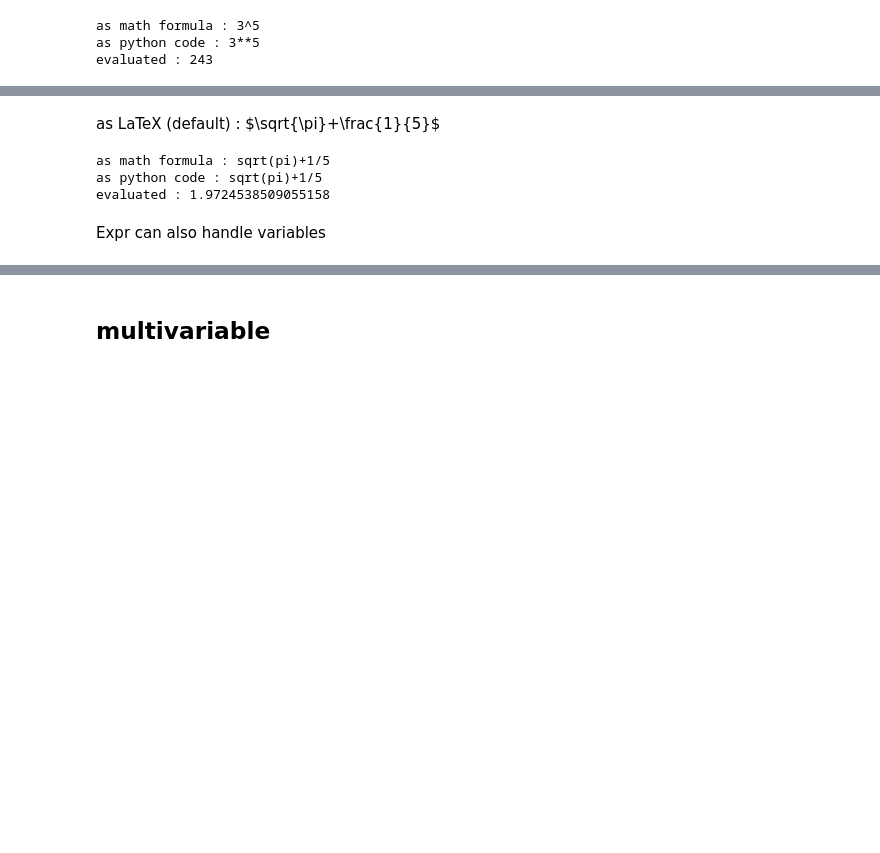
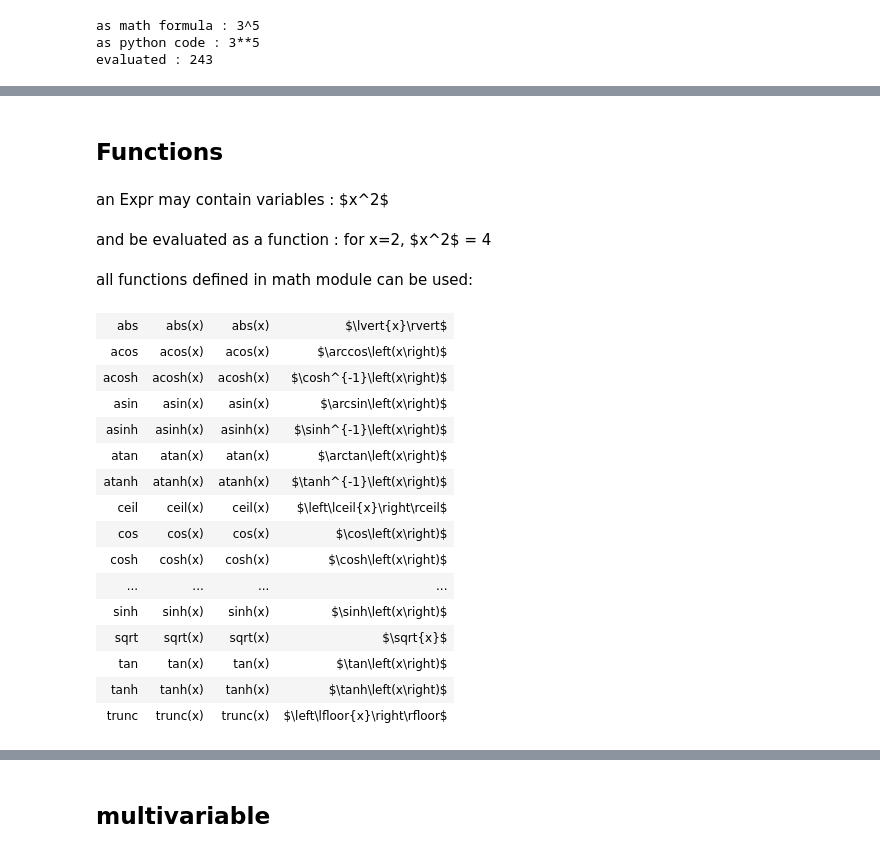
Before and after one commit to goulu/Goulib, a Jupyter notebook: notebooks/expr.ipynb, the cells around one changed output, grey strips where cells are left out. Drawn from its saved outputs; the diff is of its cells as text; code cells hidden in the pictures; blank space fills up the shorter version.

Commit message:
functions have better latex representations

```diff
--- a/notebooks/expr.ipynb
+++ b/notebooks/expr.ipynb
@@ -41,17 +42,40 @@ as python code : 5**3+(-3**2)
 evaluated : 116
+# %% [markdown]
+## Functions
+# %%
+e=Expr('x^2')
+h('an Expr may contain variables :',e)
+h('and be evaluated as a function : for x=2, ',e,'=',e(x=2))
+# %% [output]
+an Expr may contain variables : $x^2$
+and be evaluated as a function : for x=2, $x^2$ = 4
+# %% [markdown]
+all functions defined in math module can be used:
+# %%
+Table([[n,repr(Expr(f[0])),str(Expr(f[0])),Expr(f[0])] for n,f in functions.items()])
+# %% [output]
+| abs | abs(x) | abs(x) | $\lvert{x}\rvert$ |
+| acos | acos(x) | acos(x) | $\arccos\left(x\right)$ |
+| acosh | acosh(x) | acosh(x) | $\cosh^{-1}\left(x\right)$ |
+| asin | asin(x) | asin(x) | $\arcsin\left(x\right)$ |
+| asinh | asinh(x) | asinh(x) | $\sinh^{-1}\left(x\right)$ |
+| atan | atan(x) | atan(x) | $\arctan\left(x\right)$ |
+| atanh | atanh(x) | atanh(x) | $\tanh^{-1}\left(x\right)$ |
+| ceil | ceil(x) | ceil(x) | $\left\lceil{x}\right\rceil$ |
+| cos | cos(x) | cos(x) | $\cos\left(x\right)$ |
+| cosh | cosh(x) | cosh(x) | $\cosh\left(x\right)$ |
+| ... | ... | ... | ... |
+| sinh | sinh(x) | sinh(x) | $\sinh\left(x\right)$ |
+| sqrt | sqrt(x) | sqrt(x) | $\sqrt{x}$ |
+| tan | tan(x) | tan(x) | $\tan\left(x\right)$ |
+| tanh | tanh(x) | tanh(x) | $\tanh\left(x\right)$ |
+| trunc | trunc(x) | trunc(x) | $\left\lfloor{x}\right\rfloor$ |
 # %%
-e=Expr(sqrt)(Expr(pi))+Expr(1/5)
+e=Expr(sqrt) #(Expr(pi))+Expr(1/5)
 h('as LaTeX (default) :',e)
 print('as math formula :',e)
 print('as python code :',repr(e))
 print('evaluated :',e())
-# %% [output]
-as LaTeX (default) : $\sqrt{\pi}+\frac{1}{5}$
-as math formula : sqrt(pi)+1/5
-as python code : sqrt(pi)+1/5
-evaluated : 1.9724538509055158
-# %% [markdown]
-Expr can also handle variables
 # %%
 e1=Expr('3*x+2') #a very simple expression defined from text
 e1
```
Also changed, not shown: parts of 15 cells of this notebook, 1 other file.
